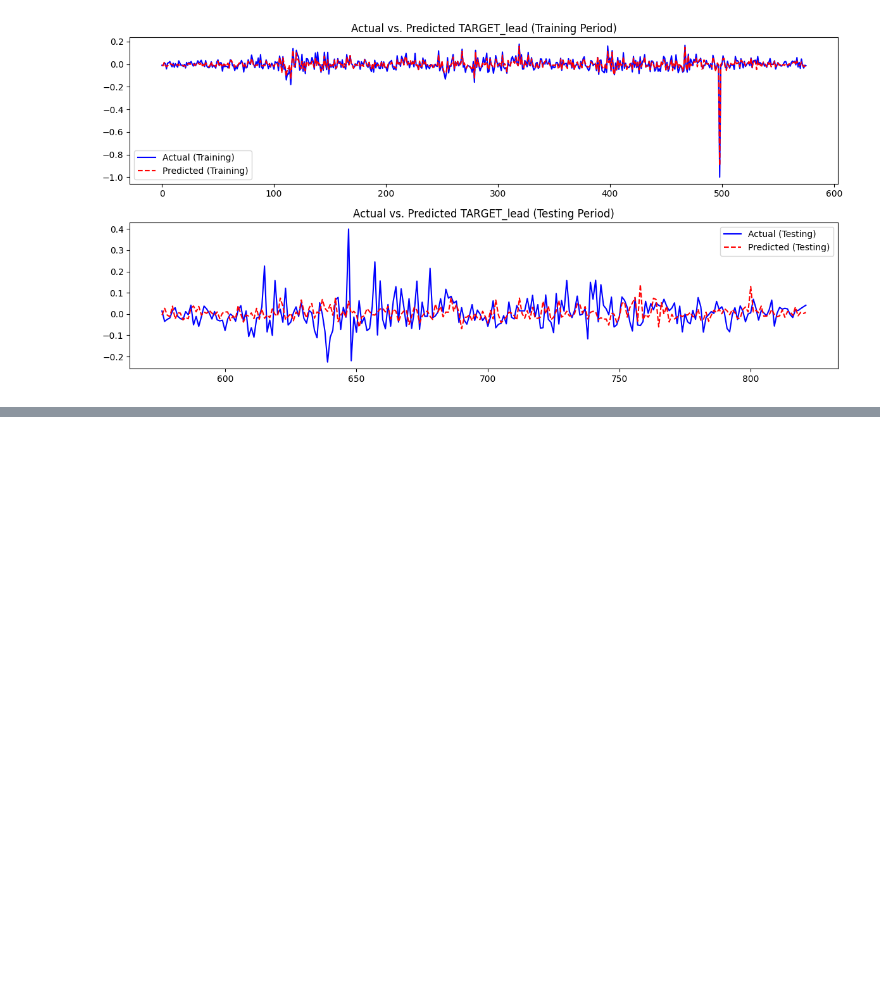
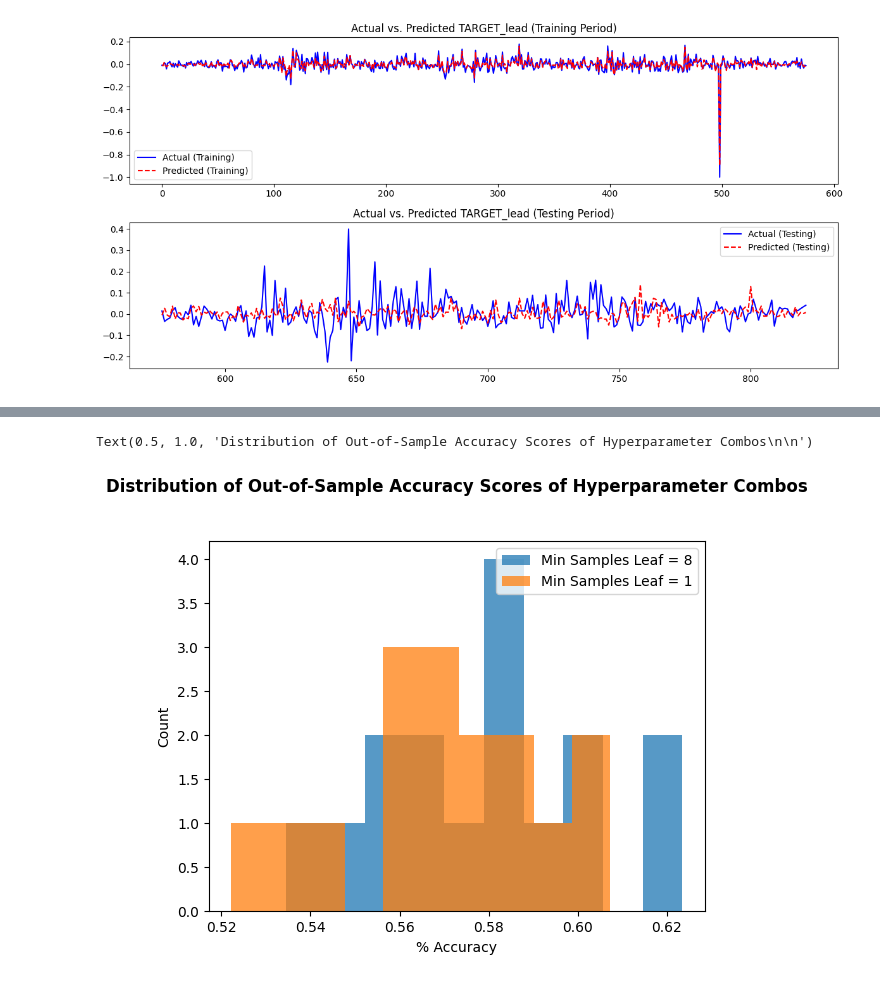
Before and after one commit to thestockman27/Fixed-Income-Dashboards, a Jupyter notebook: GBM Backtest UST_10Y v1.ipynb, the cells around one changed output, grey strips where cells are left out. Cells and saved outputs as stored; diff of their text form; code cells hidden in the pictures; blank space fills up the shorter version.

```diff
--- a/GBM Backtest UST_10Y v1.ipynb
+++ b/GBM Backtest UST_10Y v1.ipynb
@@ -385,0 +534,15 @@ Accuracy for the Out-of-Sample Period: 0.5894
+# %%
+import matplotlib.pyplot as plt
+group1 = cv_results.query('param_min_samples_leaf == 5')
+group2 = cv_results.query('param_min_samples_leaf == 1')
+
+plt.hist(group1['mean_test_score'], label='Min Samples Leaf = 8', alpha=0.75)
+plt.hist(group2['mean_test_score'], label='Min Samples Leaf = 1', alpha=0.75)
+plt.xlabel('% Accuracy')
+plt.ylabel('Count')
+plt.legend(loc='upper right')
+plt.title('Distribution of Out-of-Sample Accuracy Scores of Hyperparameter Combos\n\n',
+          fontweight = "bold")
+# %% [output]
+Text(0.5, 1.0, 'Distribution of Out-of-Sample Accuracy Scores of Hyperparameter Combos\n\n')
+[figure, added]
```
Also changed, not shown: parts of 14 cells of this notebook, 1 other file.
